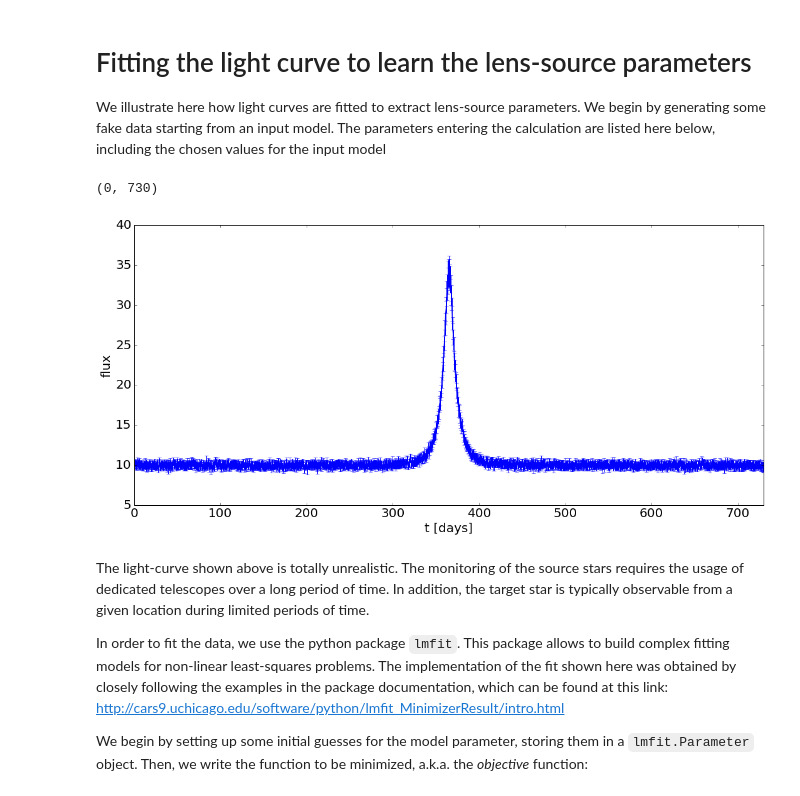
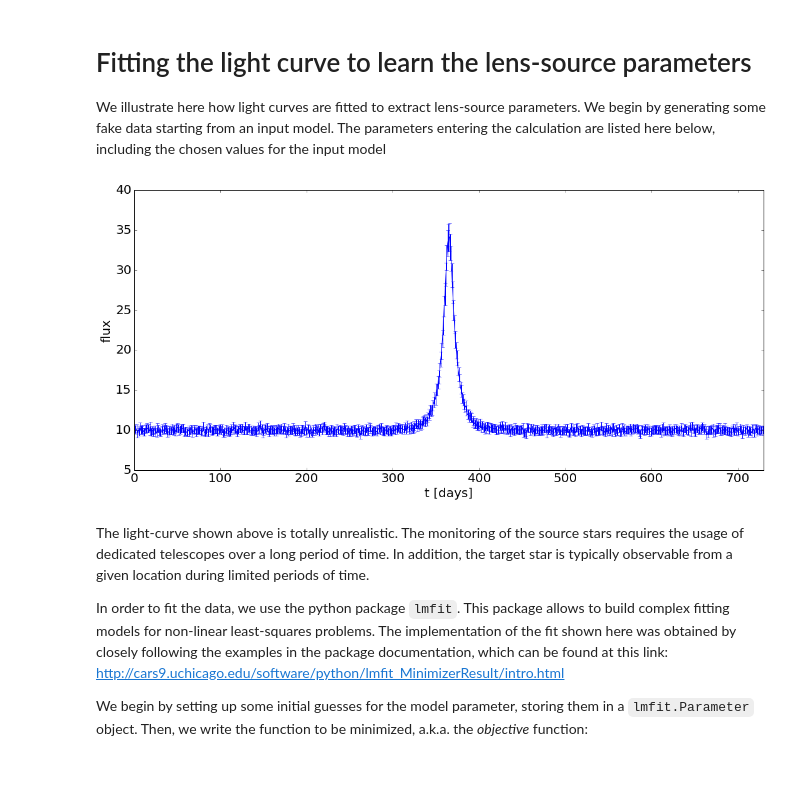
Before and after one commit to maxmen/LensingLectures, a Jupyter notebook: Lecture12_GravLens2017.ipynb, the cells around one changed output. Drawn from its saved outputs; the diff is of its cells as text; code cells hidden in the pictures.

```diff
--- a/Lecture12_GravLens2017.ipynb
+++ b/Lecture12_GravLens2017.ipynb
@@ -123,32 +121,35 @@ ax[0].set_ylabel(r'$y_2$',fontsize=23)
 We illustrate here how light curves are fitted to extract lens-source parameters. We begin by generating some fake data starting from an input model. The parameters entering the calculation are listed here below, including the chosen values for the input model
 # %%
 # input parameters for the light-curve
-t=np.linspace(0,730,1600)
+t=np.linspace(0,730,730)
 M_lens=0.3 # solar masses
 DL=4.0 # kpc
 DS=8.0 # kpc
 vel=210 # km/s
 y0=0.3
 t0=365.0 # days
 flux0=10.0 # some arbitrary flux unit
 
+t_einst=EinsteinCrossTime(M_lens,DL,DS,vel).value
 # lightcurve plus random noise
-mut=flux0*(mut_func(M_lens,DL,DS,vel,y0,t0,t)+(np.random.randn(len(t))*0.02))
+mut=flux0*(mut_func(t_einst,y0,t0,t)+(np.random.randn(len(t))*0.02))
 
-# we assign to the data some errors, which we assume to be a constant fraction of the measurement
+# we assign to the data some errors, which we assume to be a
+# constant fraction of the measurement
 emut=mut*0.05
 
 # data representation
 fig,ax=plt.subplots(1,1,figsize=(18,8))
 ax.errorbar(t, mut,emut)
 ax.set_xlabel('t [days]',fontsize=20)
 ax.set_ylabel('flux',fontsize=20)
 ax.xaxis.set_tick_params(labelsize=20)
 ax.yaxis.set_tick_params(labelsize=20)
 ax.set_xlim([0,730])
+
+fig.savefig('simulated_lc.png')
 # %% [output]
-(0, 730)
-[figure, old version]
+[figure, new version]
 # %% [markdown]
 The light-curve shown above is totally unrealistic. The monitoring of the source stars requires the usage of dedicated telescopes over a long period of time. In addition, the target star is typically observable from a given location during limited periods of time.
 
```
Also changed, not shown: parts of 7 cells of this notebook.
